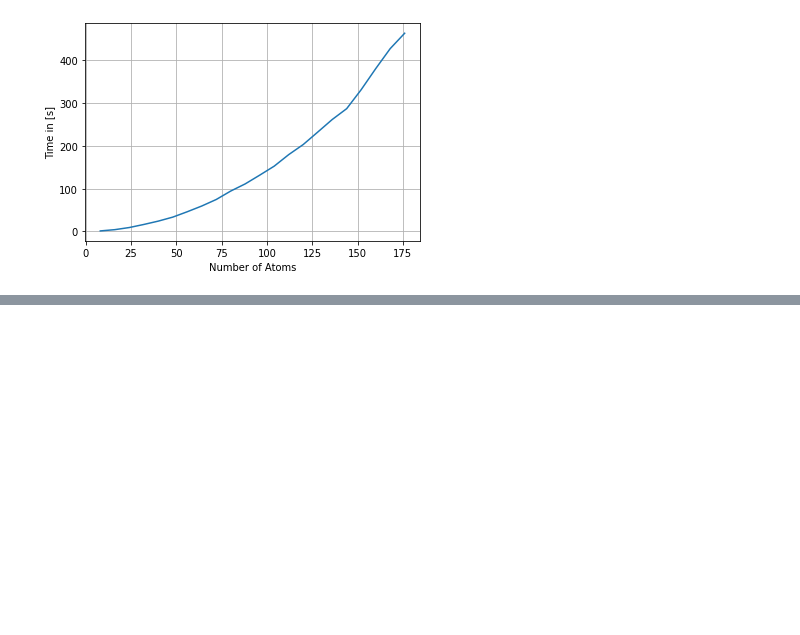
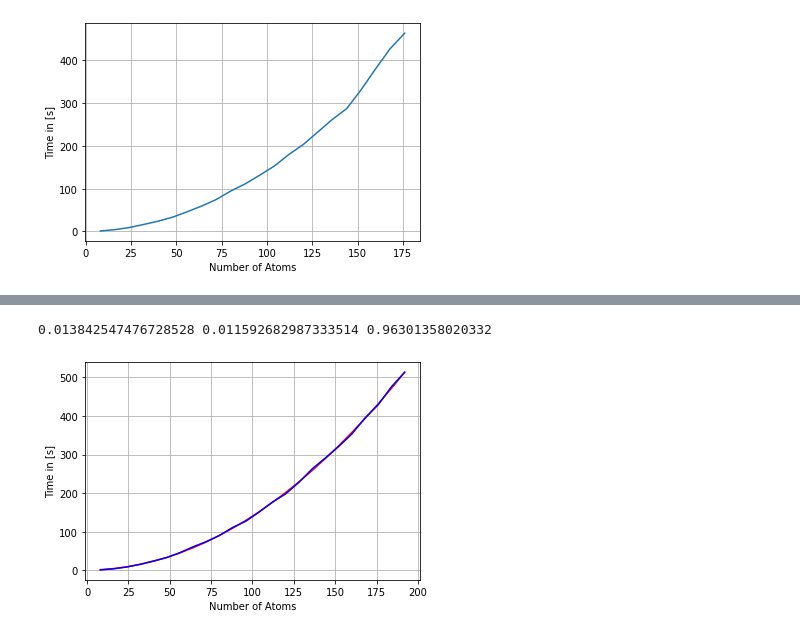
Before and after one commit to cmoser8892/MoleDymCode, a Jupyter notebook: AJupyter/M5DataGrapper.ipynb, the cells around one changed output, grey strips where cells are left out. Saved outputs shown, nothing was run; the diff lists cells and outputs as text; code cells hidden in the pictures; blank space fills up the shorter version.

Commit message:
- milestone 5 - finished latex as it ist costum only with the text in the comments - added sth to apporximate the complexty of the function to show that it is quadratic

```diff
--- a/AJupyter/M5DataGrapper.ipynb
+++ b/AJupyter/M5DataGrapper.ipynb
@@ -101,0 +102,29 @@ plt.show()
+# %%
+#curve fitting part
+from scipy.optimize import curve_fit
+datalist = [1.198791265487671, 3.967493772506714, 8.7883882522583, 15.605122566223145, 24.176962852478027, 32.87297296524048, 45.74373507499695, 60.98107290267944, 74.32088994979858, 90.4915418624878, 111.26894021034241, 127.44833827018738, 151.1162302494049, 176.9047110080719, 198.00833773612976, 227.88586950302124, 262.7821545600891, 291.1886696815491, 320.5733160972595, 353.153391122818, 394.6906108856201, 429.22401690483093, 475.9748775959015, 513.5912191867828]
+dataarray = (np.arange(24) +1)*8
+
+def expectedFunction(x,a,b,c):
+    ''' quadratic function for fitting
+    '''
+    return a*x**2 + b*x +c
+
+#fitting
+param, _ = curve_fit(expectedFunction,dataarray,datalist)
+a, b,c = param[0], param[1], param[2]
+
+yQuad = expectedFunction(dataarray,a,b,c)
+print(a,b,c)
+#plotting
+plt.plot(dataarray,yQuad,'r')
+plt.plot(dataarray,datalist,'b')
+plt.xlabel("Number of Atoms")
+plt.ylabel("Time in [s]")
+plt.grid()
+plt.savefig('plotAtomTimes.png')
+plt.show()
+#shown that this is quadratic :)
+# %% [output]
+0.013842547476728528 0.011592682987333514 0.96301358020332
+[figure, added]
```
Also changed, not shown: parts of 2 cells of this notebook, 1 other file.
